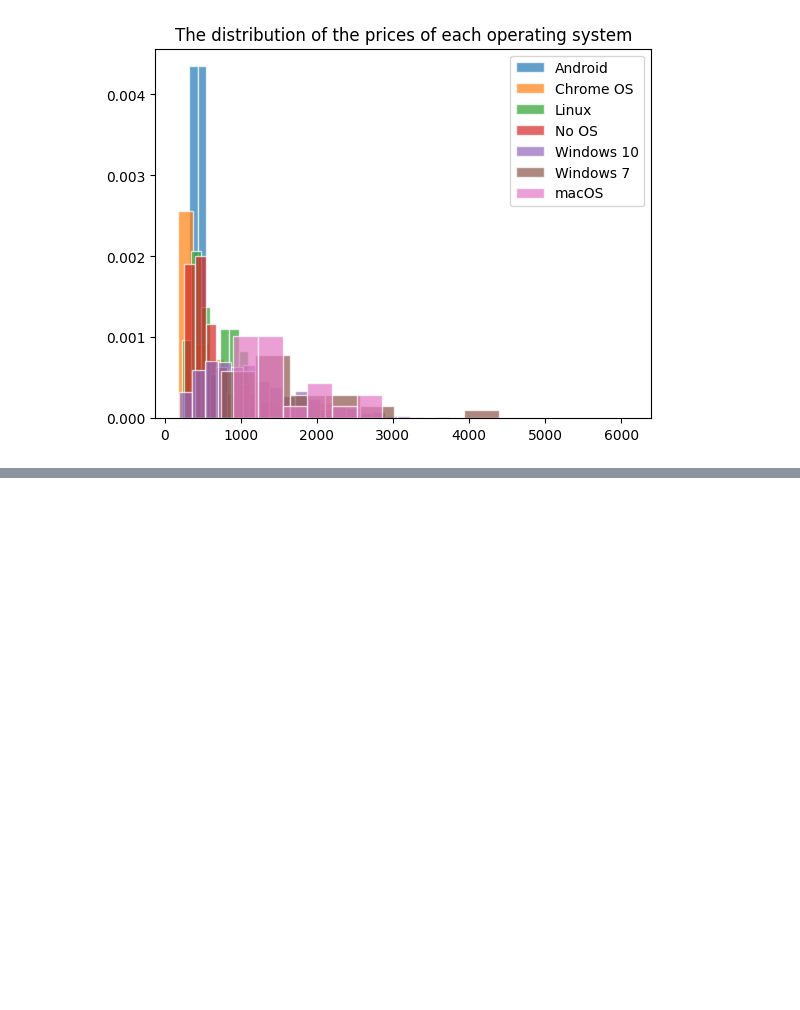
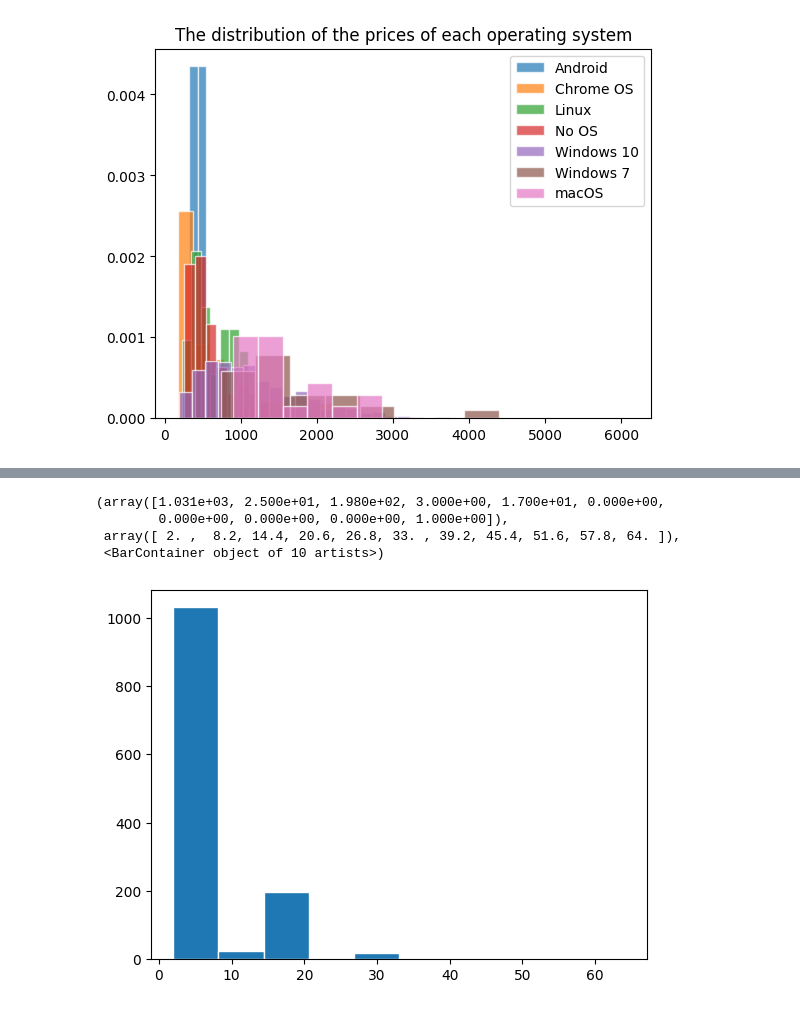
Before and after one commit to oredan23/laptop-analysis, a Jupyter notebook: mini_project_file_1.ipynb, the cells around one changed output, grey strips where cells are left out. Cells and saved outputs as stored; diff of their text form; code cells hidden in the pictures; blank space fills up the shorter version.

```diff
--- a/mini_project_file_1.ipynb
+++ b/mini_project_file_1.ipynb
@@ -70,0 +80,9 @@ plt.show()
+# %%
+plt.hist(df["RAM (GB)"], edgecolor="white")
+# The aim of the plot was to help me understand the type of the variable, which is discrete variable.
+# %% [output]
+(array([1.031e+03, 2.500e+01, 1.980e+02, 3.000e+00, 1.700e+01, 0.000e+00,
+        0.000e+00, 0.000e+00, 0.000e+00, 1.000e+00]),
+ array([ 2. ,  8.2, 14.4, 20.6, 26.8, 33. , 39.2, 45.4, 51.6, 57.8, 64. ]),
+ <BarContainer object of 10 artists>)
+[figure, added]
```
Also changed, not shown: parts of 4 cells of this notebook.
